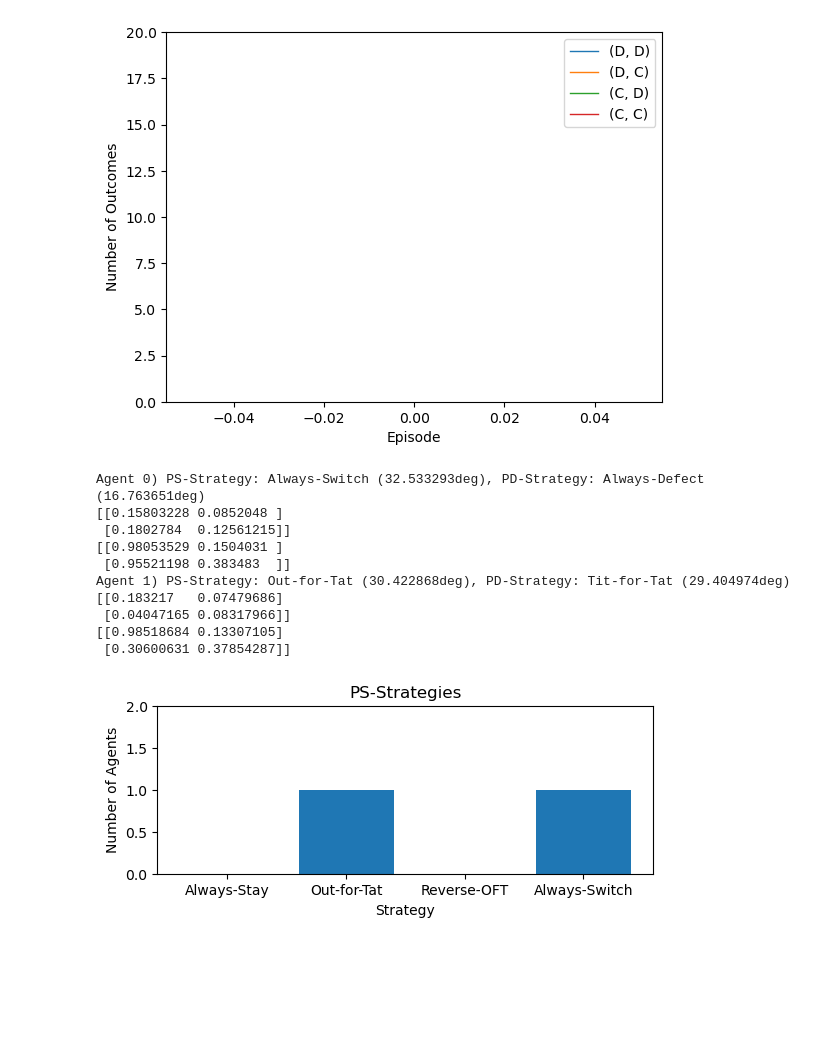
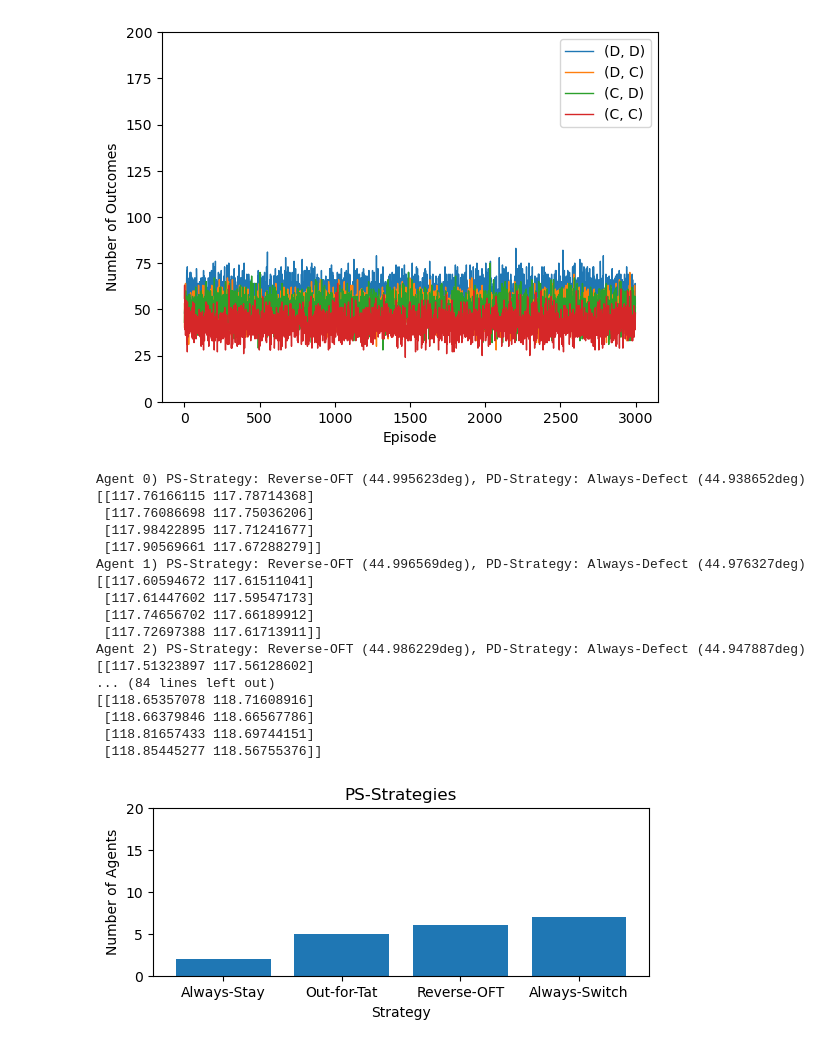
Before and after one commit to wbp1702/prisoners_dilemma, a Jupyter notebook: Rework.ipynb, the cells around one changed output. Cells and saved outputs as stored; diff of their text form; code cells hidden in the pictures; blank space fills up the shorter version.

Commit message:
Added State Enum

```diff
--- a/Rework.ipynb
+++ b/Rework.ipynb
@@ -11,6 +17,6 @@ class Action(Enum):
 # %%
 # returns the probabilities of the actions
-def boltzmann_exploration(q_table: np.array, state: Action, temperature: float) -> np.array:
+def boltzmann_exploration(q_table: np.array, state: State, temperature: float) -> np.array:
     exp = np.exp((q_table[state.value, :] - np.max(q_table[state.value, :])) / temperature)
     return exp / np.sum(exp)
 # %%
@@ -18,10 +24,10 @@ def prisoners_dilemma(a_i: Action, a_j: Action) -> tuple[float, float]:
     reward_table = np.array([[(1, 1), (5, 0)], [(0, 5), (3, 3)]])
     return reward_table[a_i.value, a_j.value]
 # %%
-def q_learning(qtable: np.array, max_qtable: np.array, state: Action, action: Action,
-               reward: float, new_state: Action, alpha: float, gamma: float) -> None:
-    qtable[state.value, action.value] = (1 - alpha) * qtable[state.value, action.value] + \
-        alpha * (reward + gamma * np.max(max_qtable[new_state.value, :]))
+def q_learning(qtable: np.array, state: State, action: Action,
+               reward: float, new_state: State, alpha: float, gamma: float) -> None:
+    qtable[state.value, action.value] = (1.0 - alpha) * qtable[state.value, action.value] + \
+        alpha * (reward + gamma * np.max(qtable[new_state.value, :]))
 # %%
 class Agent:
     def __init__(self, learning_rate: float, temperature: float, discount_rate: float,
@@ -76,8 +92,8 @@ def sdoo(population: int, rounds: int, episodes: int, learning_rate: float, temp
             # Partner Selection
             temp_pairs = []
             for (i, j) in pairs:
-                s_i = agents[j].last_action
-                s_j = agents[i].last_action
+                s_i = State.PS_C if agents[j].last_action == Action.COOPERATE else State.PS_D
+                s_j = State.PS_C if agents[i].last_action == Action.COOPERATE else State.PS_D
                 a_i = agents[i].get_action_ps(s_i)
                 a_j = agents[j].get_action_ps(s_j)
 
@@ -99,25 +115,29 @@ def sdoo(population: int, rounds: int, episodes: int, learning_rate: float, temp
 
             # Prisoner's Dilemma
             for (i, j) in pairs:
-                s_i = agents[j].last_action
-                s_j = agents[i].last_action
+                s_i = State.PD_C if agents[j].last_action == Action.COOPERATE else State.PD_D
+                s_j = State.PD_C if agents[i].last_action == Action.COOPERATE else State.PD_D
                 a_i = agents[i].get_action_pd(s_i)
                 a_j = agents[j].get_action_pd(s_j)
                 r_i, r_j = prisoners_dilemma(a_i, a_j)
+                ns_i = State.PS_C if a_j == Action.COOPERATE else State.PS_D
+                ns_j = State.PS_C if a_i == Action.COOPERATE else State.PS_D
+                # agents[i].update_rewards(s_i, a_i, ns_i, r_i)
+                # agents[j].update_rewards(s_j, a_j, ns_j, r_j)
                 recorded_outcomes[(a_i, a_j)][episode] += 1
                 agents[i].last_action = a_i
                 agents[j].last_action = a_j
 
                 t = trajectories[i][-1]
-                trajectories[i][-1] = (t[0], t[1], s_i, a_i, a_j, r_i)
+                trajectories[i][-1] = (t[0], t[1], s_i, a_i, ns_i, r_i)
                 t = trajectories[j][-1]
-                trajectories[j][-1] = (t[0], t[1], s_j, a_j, a_i, r_j)
+                trajectories[j][-1] = (t[0], t[1], s_j, a_j, ns_j, r_j)
 
-        pass
+        print()
         for idx, agent in enumerate(agents):
             agent.train(trajectories[idx])
-        pass
-
+            # print("Agent %i" % (idx))
+            # print(agent.qtable)
 
 
 
@@ -156,9 +176,9 @@ def sdoo(population: int, rounds: int, episodes: int, learning_rate: float, temp
         strategy_ps = 0
         strategy_ps_angle = 90
         for ps_idx, strategy in enumerate(ps_strategies):
-            agent_norm = np.linalg.norm(agent.qtable_ps)
+            agent_norm = np.linalg.norm(agent.qtable[0:2, :])
             strategy_norm = np.linalg.norm(strategy[1])
-            prod = np.sum(agent.qtable_ps * strategy[1])
+            prod = np.sum(agent.qtable[0:2, :] * strategy[1])
             angle = np.rad2deg(np.arccos(prod / (agent_norm * strategy_norm)))
             if angle < strategy_ps_angle:
                 strategy_ps = ps_idx
@@ -167,9 +187,9 @@ def sdoo(population: int, rounds: int, episodes: int, learning_rate: float, temp
         strategy_pd = 0
         strategy_pd_angle = 90
         for pd_idx, strategy in enumerate(pd_strategies):
-            agent_norm = np.linalg.norm(agent.qtable_pd)
+            agent_norm = np.linalg.norm(agent.qtable[2:4, :])
             strategy_norm = np.linalg.norm(strategy[1])
-            prod = np.sum(agent.qtable_pd * strategy[1])
+            prod = np.sum(agent.qtable[2:4, :] * strategy[1])
             angle = np.rad2deg(np.arccos(prod / (agent_norm * strategy_norm)))
             if angle < strategy_pd_angle:
                 strategy_pd = pd_idx
@@ -179,8 +199,7 @@ def sdoo(population: int, rounds: int, episodes: int, learning_rate: float, temp
         num_strategies_pd[strategy_pd] += 1
         print("Agent %i) PS-Strategy: %s (%fdeg), PD-Strategy: %s (%fdeg)" %
             (idx, ps_strategies[strategy_ps][0], strategy_ps_angle, pd_strategies[strategy_pd][0], strategy_pd_angle))
-        print(agent.qtable_ps)
-        print(agent.qtable_pd)
+        print(agent.qtable)
 
     plt.subplot(211)
     plt.bar([s[0] for s in ps_strategies], num_strategies_ps)
@@ -198,17 +217,24 @@ def sdoo(population: int, rounds: int, episodes: int, learning_rate: float, temp
     plt.ylim(0, population)
     plt.show()
 # %%
-sdoo(2, 20, 1, 0.05, 1, 1)
+sdoo(20, 20, 3000, 0.05, 1, 1)
 # %% [output]
-[figure, old version]
+[figure, new version]
-Agent 0) PS-Strategy: Always-Switch (32.533293deg), PD-Strategy: Always-Defect (16.763651deg)
-[[0.15803228 0.0852048 ]
- [0.1802784  0.12561215]]
-[[0.98053529 0.1504031 ]
- [0.95521198 0.383483  ]]
-Agent 1) PS-Strategy: Out-for-Tat (30.422868deg), PD-Strategy: Tit-for-Tat (29.404974deg)
-[[0.183217   0.07479686]
- [0.04047165 0.08317966]]
-[[0.98518684 0.13307105]
- [0.30600631 0.37854287]]
+Agent 0) PS-Strategy: Reverse-OFT (44.995623deg), PD-Strategy: Always-Defect (44.938652deg)
+[[117.76166115 117.78714368]
+ [117.76086698 117.75036206]
+ [117.98422895 117.71241677]
+ [117.90569661 117.67288279]]
+Agent 1) PS-Strategy: Reverse-OFT (44.996569deg), PD-Strategy: Always-Defect (44.976327deg)
+[[117.60594672 117.61511041]
+ [117.61447602 117.59547173]
+ [117.74656702 117.66189912]
+ [117.72697388 117.61713911]]
+Agent 2) PS-Strategy: Reverse-OFT (44.986229deg), PD-Strategy: Always-Defect (44.947887deg)
+[[117.51323897 117.56128602]
+... (84 lines left out)
+[[118.65357078 118.71608916]
+ [118.66379846 118.66567786]
+ [118.81657433 118.69744151]
+ [118.85445277 118.56755376]]
-[figure, old version]
+[figure, new version]
```
Also changed, not shown: parts of 3 cells of this notebook.
